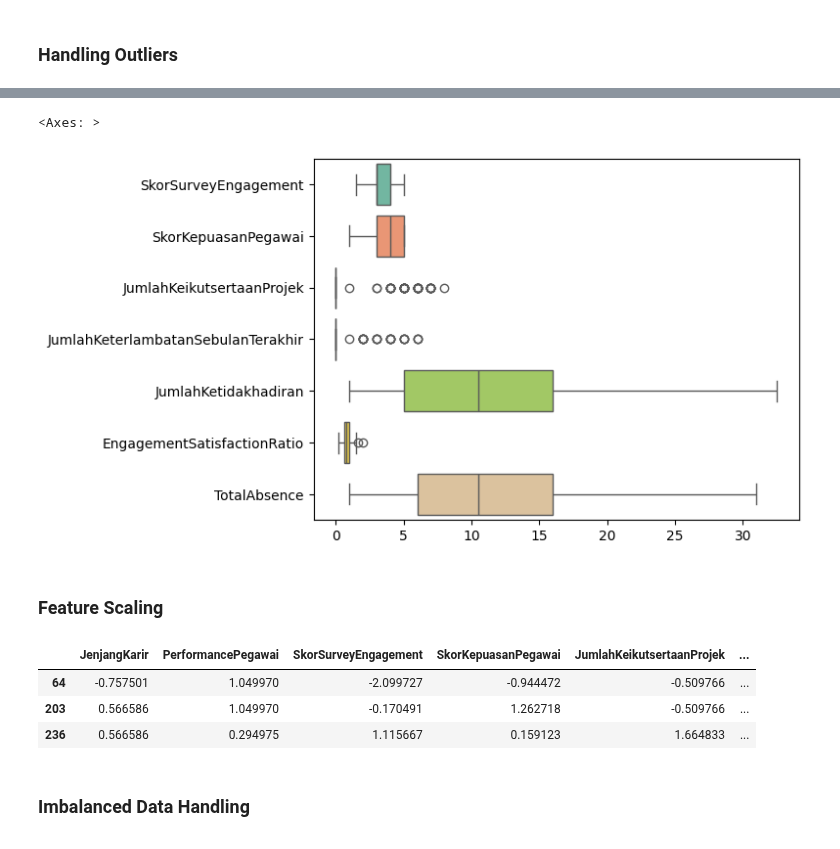
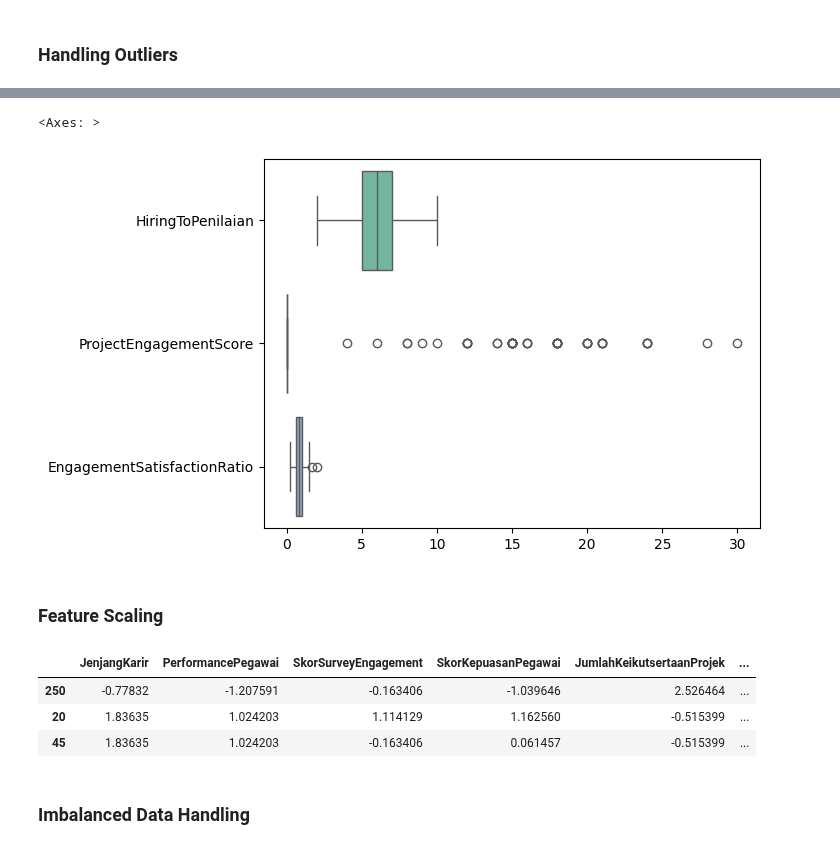
Before and after one commit to azaryasph/Improving-Employee-Retention-By-Predicting-Employee-Attrition-Using-Machine-Learning, a Jupyter notebook: notebook/predict_employee_attrition.ipynb, the cells around one changed output, grey strips where cells are left out. Cells and saved outputs as stored; diff of their text form; code cells hidden in the pictures.

```diff
--- a/notebook/predict_employee_attrition.ipynb
+++ b/notebook/predict_employee_attrition.ipynb
@@ -950,24 +950,25 @@ def feat_eng2(data):
 
     data['TotalAbsence'] = data['JumlahKeterlambatanSebulanTerakhir'] + data['JumlahKetidakhadiran']
 
-    avg_absence = data['TotalAbsence'].mean()
+    # avg_absence = data['TotalAbsence'].mean()
 
-    data['BadAbsence'] = data['TotalAbsence'].apply(lambda x: 'Yes' if x > avg_absence else 'No')
+    # data['BadAbsence'] = data['TotalAbsence'].apply(lambda x: 'Yes' if x > avg_absence else 'No')
 
-    data['HighSatisfaction'] = data['SkorKepuasanPegawai'].apply(lambda x: 'Yes' if x > 3 else 'No')
+    # data['HighSatisfaction'] = data['SkorKepuasanPegawai'].apply(lambda x: 'Yes' if x > 3 else 'No')
 
-    epsilon = 1e-7 # Preventing infinity value
+    # epsilon = 1e-7 # Preventing infinity value
 
-    data['EngagementSatisfactionRatio'] = data['SkorSurveyEngagement'] / (data['SkorKepuasanPegawai'] + epsilon)
+    # data['EngagementSatisfactionRatio'] = data['SkorSurveyEngagement'] / (data['SkorKepuasanPegawai'] + epsilon)
 
-    data['AbsenceLatenessRatio'] = data['JumlahKetidakhadiran'] / (data['JumlahKeterlambatanSebulanTerakhir'] + epsilon)
-    data['ProjectEngagementScore'] = data['JumlahKeikutsertaanProjek'] * data['SkorSurveyEngagement']
+    # data['AbsenceLatenessRatio'] = data['JumlahKetidakhadiran'] / (data['JumlahKeterlambatanSebulanTerakhir'] + epsilon)
+
+    # data['ProjectEngagementScore'] = data['JumlahKeikutsertaanProjek'] * data['SkorSurveyEngagement']
 
     data['TanggalPenilaianKaryawan'] = pd.to_datetime(data['TanggalPenilaianKaryawan'])
 
     data['YearEval'] = data['TanggalPenilaianKaryawan'].dt.year
 
-    data['HiringToPenilaian'] = data['YearEval'] - data['HiringYear']
+    data['HiringToEval'] = data['YearEval'] - data['HiringYear']
 
     return data
 # %%
@@ -1162,12 +1177,12 @@ colsout = [
     'JumlahKeterlambatanSebulanTerakhir',
     'JumlahKetidakhadiran',
     'EngagementSatisfactionRatio',
-    # 'ProjectEngagementScore',
-    'TotalAbsence'
+    'TotalAbsence',
+    # 'HiringToPenilaian', 'ProjectEngagementScore', 'AbsenceLatenessRatio', 'EngagementSatisfactionRatio'
 ]
 
 # Set the figure size
-plt.figure(figsize=(15, 8))
+plt.figure(figsize=(8, 4))
 
 # Create a boxplot for the columns in colsout
 sns.boxplot(data=X_train_enc_ohe[colsout], orient='h', palette='Set2')
@@ -1177,4 +1192,18 @@ fdbold['size'] = 18
 
 # Add title for the plot
 plt.title('Boxplot for Numerical Columns', fontdict=fdbold, pad=20, loc='left')
+
+plt.show()
+
+# Define columns to plot boxplot
+colsout = [
+    'HiringToPenilaian', 'ProjectEngagementScore',
+    # 'AbsenceLatenessRatio',
+    'EngagementSatisfactionRatio'
+]
+# Set the figure size
+plt.figure(figsize=(8, 4))
+
+# Create a boxplot for the columns in colsout
+sns.boxplot(data=X_train_enc_ohe[colsout], orient='h', palette='Set2')
 # %% [output]
@@ -1185,7 +1215,9 @@ Text(0.0, 1.0, 'Boxplot for Numerical Columns')
 outlier_cols = [
     'SkorSurveyEngagement',
     'JumlahKetidakhadiran',
-    'TotalAbsence'
+    'TotalAbsence',
+    'HiringToPenilaian',
+    'AbsenceLatenessRatio'
 ]
 
 # Define function to cap outliers
@@ -1195,34 +1227,34 @@ def cap_outliers(data, cols):
 
     Args:
     data (DataFrame): dataset to be capped outlier.
     cols (list): list of columns to be capped.
 
     Returns:
     data (DataFrame): capped dataset.
 
     Example:
     >>> data = cap_outliers(data, outlier_cols)
     """
     # Cap outliers with IQR method
     for col in cols:
         Q1 = data[col].quantile(0.25)
         Q3 = data[col].quantile(0.75)
         IQR = Q3 - Q1
         lower_bound = Q1 - 1.5 * IQR
         upper_bound = Q3 + 1.5 * IQR
         data[col] = np.where(data[col] < lower_bound, lower_bound, data[col])
         data[col] = np.where(data[col] > upper_bound, upper_bound, data[col])
 
     return data
 
 # Apply the cap_outliers function to the X_train_enc_ohe data
 X_train_noutliers = cap_outliers(X_train_enc_ohe, outlier_cols)
 
 # Create boxplot one more time to make sure
 sns.boxplot(data=X_train_noutliers[colsout], orient='h', palette='Set2')
 # %% [output]
 <Axes: >
-[figure, old version]
+[figure, new version]
 # %% [markdown]
 ### Feature Scaling
 # %%
@@ -1268,9 +1300,9 @@ X_train_scaled = pd.DataFrame(scaler_hr.fit_transform(X_train_noutliers),
 display(X_train_scaled.head(3))
 # %% [output]
 |  | JenjangKarir | PerformancePegawai | SkorSurveyEngagement | SkorKepuasanPegawai | JumlahKeikutsertaanProjek | ... |
-| 64 | -0.757501 | 1.049970 | -2.099727 | -0.944472 | -0.509766 | ... |
-| 203 | 0.566586 | 1.049970 | -0.170491 | 1.262718 | -0.509766 | ... |
-| 236 | 0.566586 | 0.294975 | 1.115667 | 0.159123 | 1.664833 | ... |
+| 250 | -0.77832 | -1.207591 | -0.163406 | -1.039646 | 2.526464 | ... |
+| 20 | 1.83635 | 1.024203 | 1.114129 | 1.162560 | -0.515399 | ... |
+| 45 | 1.83635 | 1.024203 | -0.163406 | 0.061457 | -0.515399 | ... |
 # %% [markdown]
 ### Imbalanced Data Handling
 # %%
```
Also changed, not shown: parts of 17 cells of this notebook, 1 other file.
